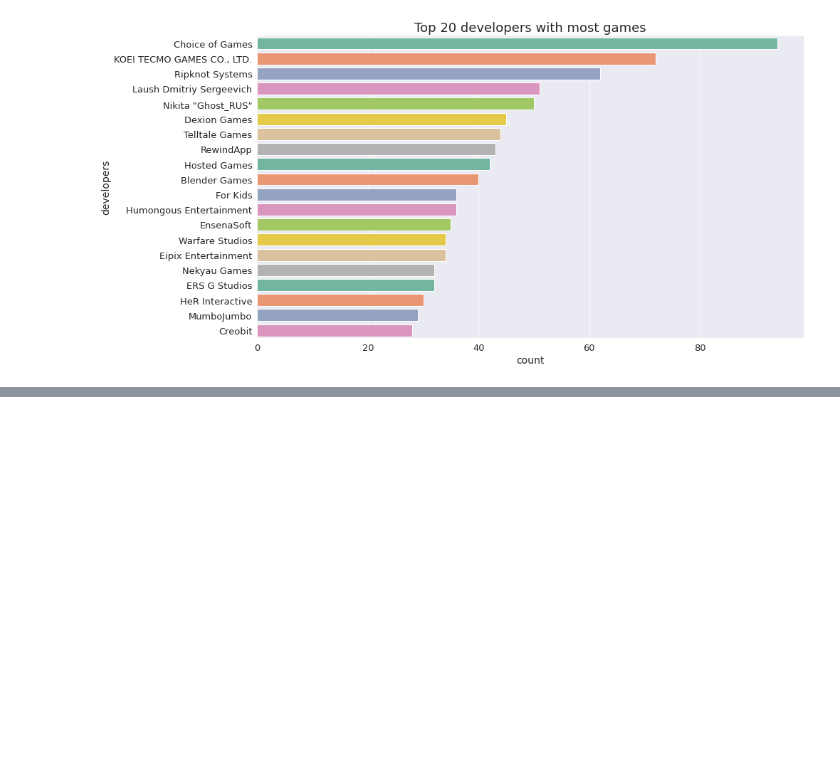
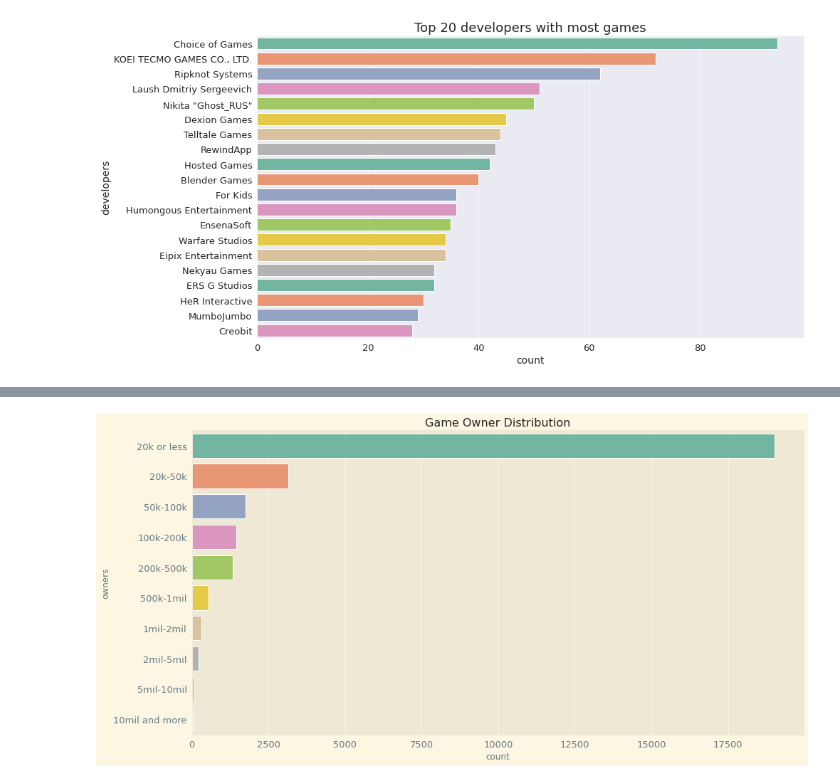
Before and after one commit to mayankchadha16/Gamify, a Jupyter notebook: EDA.ipynb, the cells around one changed output, grey strips where cells are left out. Drawn from its saved outputs; the diff is of its cells as text; code cells hidden in the pictures; blank space fills up the shorter version.

```diff
--- a/EDA.ipynb
+++ b/EDA.ipynb
@@ -128,0 +213,2 @@ plt.show()
+# %%
+steam['positive_ratio'] = steam['positive']/ (steam['positive'] + steam['negative'])
@@ -128,0 +229,21 @@ plt.show()
+# %%
+mask = steam['owners'].isin(['10000000-20000000', '20000000-50000000', '50000000-100000000', '100000000-200000000'])
+steam.loc[mask, 'owners'] = '10mil and more'
+# %%
+steam.loc[steam['owners'] == '5000000-10000000', 'owners'] = '5mil-10mil'
+steam.loc[steam['owners'] == '2000000-5000000', 'owners'] = '2mil-5mil'
+steam.loc[steam['owners'] == '1000000-2000000', 'owners'] = '1mil-2mil'
+steam.loc[steam['owners'] == '500000-1000000', 'owners'] = '500k-1mil'
+steam.loc[steam['owners'] == '200000-500000', 'owners'] = '200k-500k'
+steam.loc[steam['owners'] == '100000-200000', 'owners'] = '100k-200k'
+steam.loc[steam['owners'] == '50000-100000', 'owners'] = '50k-100k'
+steam.loc[steam['owners'] == '20000-50000', 'owners'] = '20k-50k'
+steam.loc[steam['owners'] == '0-20000', 'owners'] = '20k or less'
+# %%
+plt.figure(figsize=(14, 7), tight_layout=True)
+plt.title('Game Owner Distribution')
+
+g = sns.countplot(data=steam, y='owners', order=steam['owners'].value_counts().index, palette='Set2')
+plt.show()
+# %% [output]
+[figure, added]
```
Also changed, not shown: parts of 13 cells of this notebook.
